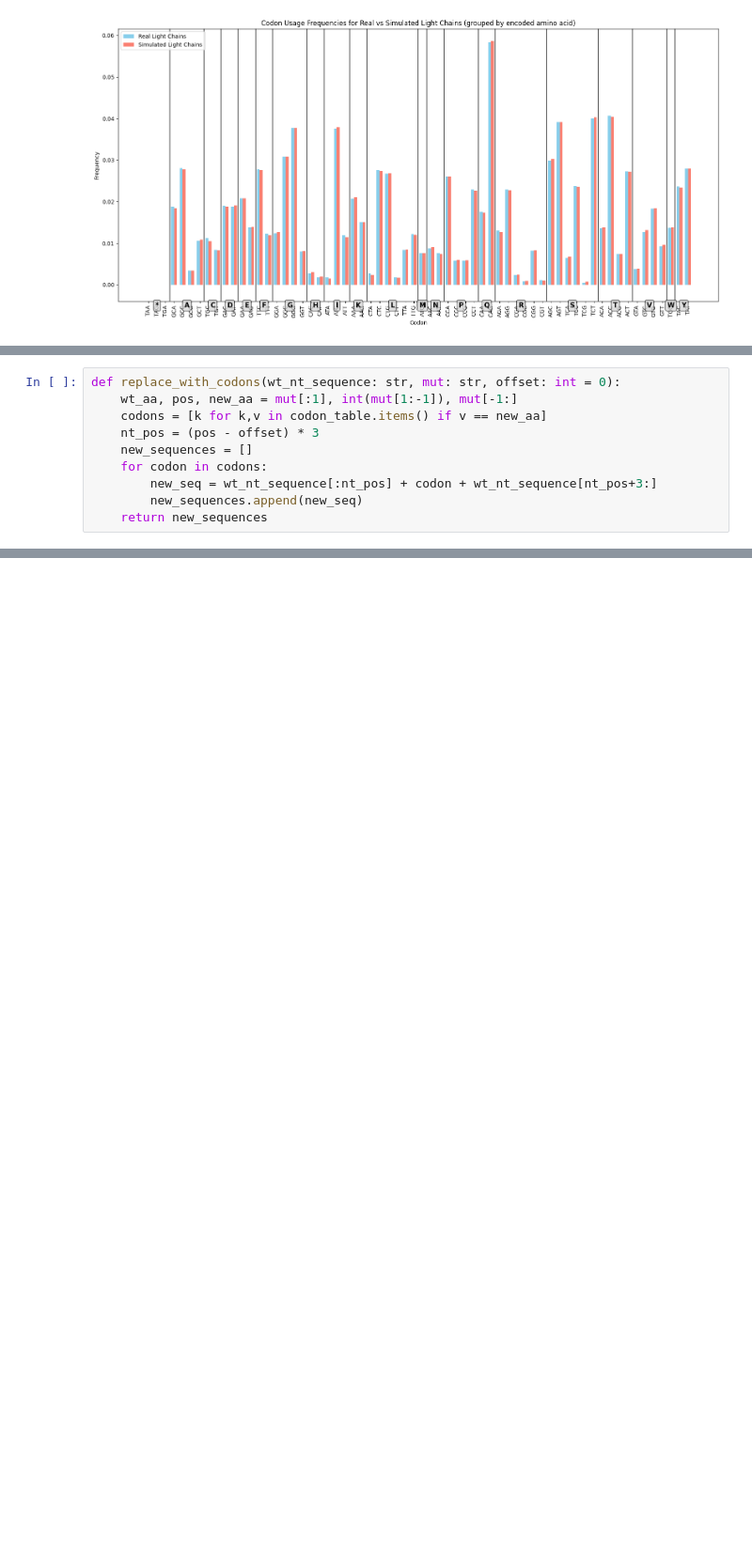
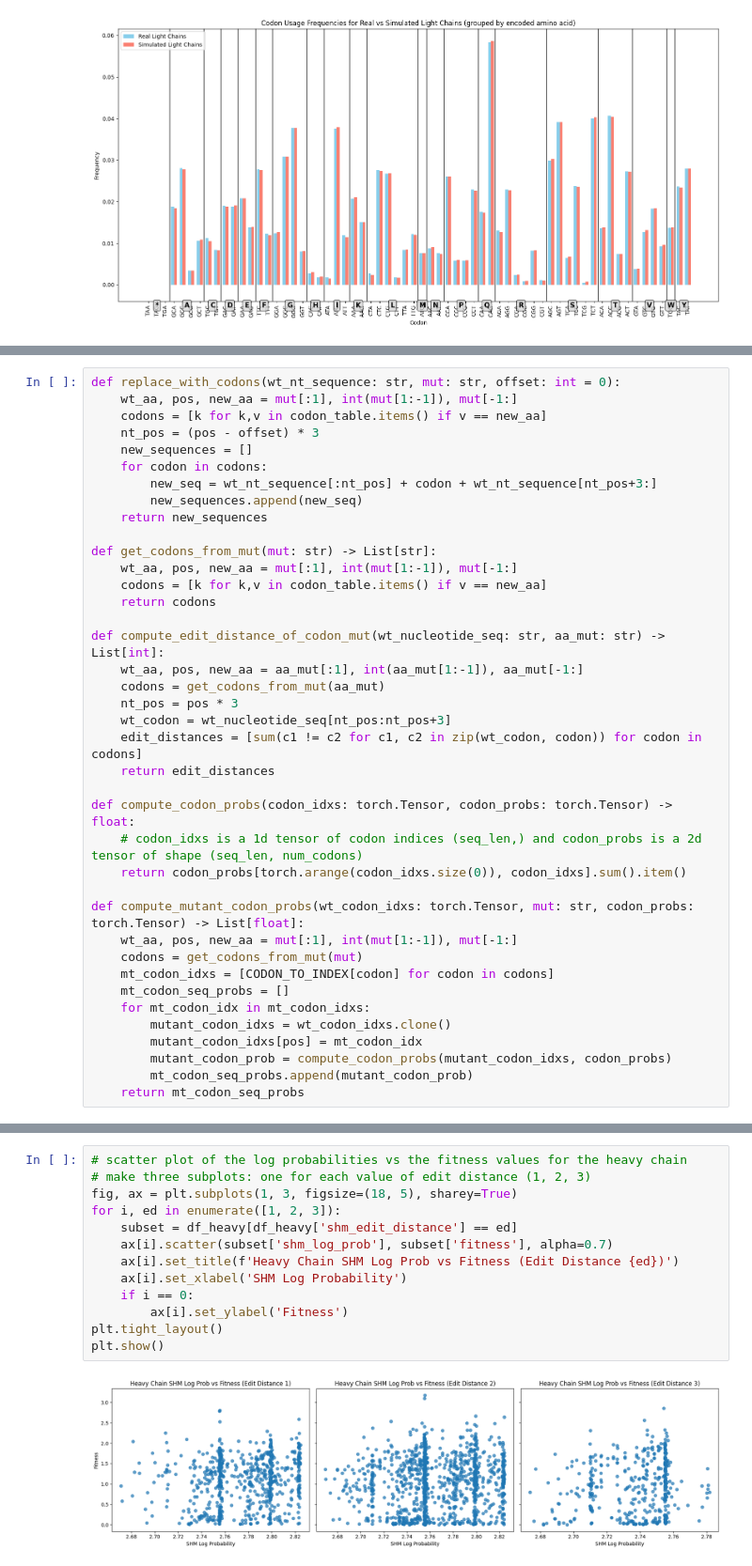
Before and after one commit to thematrixmaster/cosine, a Jupyter notebook: notebooks/eval_codon_model.ipynb, the cells around one changed output, grey strips where cells are left out. Shown at 94% size. Cells and saved outputs as stored; diff of their text form; blank space fills up the shorter version.

Commit message:
Last experiments with codon model on koenig zero shot

```diff
--- a/notebooks/eval_codon_model.ipynb
+++ b/notebooks/eval_codon_model.ipynb
@@ -700,3 +758,32 @@ def replace_with_codons(wt_nt_sequence: str, mut: str, offset: int = 0):
         new_seq = wt_nt_sequence[:nt_pos] + codon + wt_nt_sequence[nt_pos+3:]
         new_sequences.append(new_seq)
     return new_sequences
+
+def get_codons_from_mut(mut: str) -> List[str]:
+    wt_aa, pos, new_aa = mut[:1], int(mut[1:-1]), mut[-1:]
+    codons = [k for k,v in codon_table.items() if v == new_aa]
+    return codons
+
+def compute_edit_distance_of_codon_mut(wt_nucleotide_seq: str, aa_mut: str) -> List[int]:
+    wt_aa, pos, new_aa = aa_mut[:1], int(aa_mut[1:-1]), aa_mut[-1:]
+    codons = get_codons_from_mut(aa_mut)
+    nt_pos = pos * 3
+    wt_codon = wt_nucleotide_seq[nt_pos:nt_pos+3]
+    edit_distances = [sum(c1 != c2 for c1, c2 in zip(wt_codon, codon)) for codon in codons]
+    return edit_distances
+
+def compute_codon_probs(codon_idxs: torch.Tensor, codon_probs: torch.Tensor) -> float:
+    # codon_idxs is a 1d tensor of codon indices (seq_len,) and codon_probs is a 2d tensor of shape (seq_len, num_codons)
+    return codon_probs[torch.arange(codon_idxs.size(0)), codon_idxs].sum().item()
+
+def compute_mutant_codon_probs(wt_codon_idxs: torch.Tensor, mut: str, codon_probs: torch.Tensor) -> List[float]:
+    wt_aa, pos, new_aa = mut[:1], int(mut[1:-1]), mut[-1:]
+    codons = get_codons_from_mut(mut)
+    mt_codon_idxs = [CODON_TO_INDEX[codon] for codon in codons]
+    mt_codon_seq_probs = []
+    for mt_codon_idx in mt_codon_idxs:
+        mutant_codon_idxs = wt_codon_idxs.clone()
+        mutant_codon_idxs[pos] = mt_codon_idx
+        mutant_codon_prob = compute_codon_probs(mutant_codon_idxs, codon_probs)
+        mt_codon_seq_probs.append(mutant_codon_prob)
+    return mt_codon_seq_probs
@@ -703 +823,16 @@ def replace_with_codons(wt_nt_sequence: str, mut: str, offset: int = 0):
+# %%
+# scatter plot of the log probabilities vs the fitness values for the heavy chain
+# make three subplots: one for each value of edit distance (1, 2, 3)
+fig, ax = plt.subplots(1, 3, figsize=(18, 5), sharey=True)
+for i, ed in enumerate([1, 2, 3]):
+    subset = df_heavy[df_heavy['shm_edit_distance'] == ed]
+    ax[i].scatter(subset['shm_log_prob'], subset['fitness'], alpha=0.7)
+    ax[i].set_title(f'Heavy Chain SHM Log Prob vs Fitness (Edit Distance {ed})')
+    ax[i].set_xlabel('SHM Log Probability')
+    if i == 0:
+        ax[i].set_ylabel('Fitness')
+plt.tight_layout()
+plt.show()
+# %% [output]
+[figure, added]
 # %%
```
Also changed, not shown: parts of 19 cells of this notebook, 1 other file.
